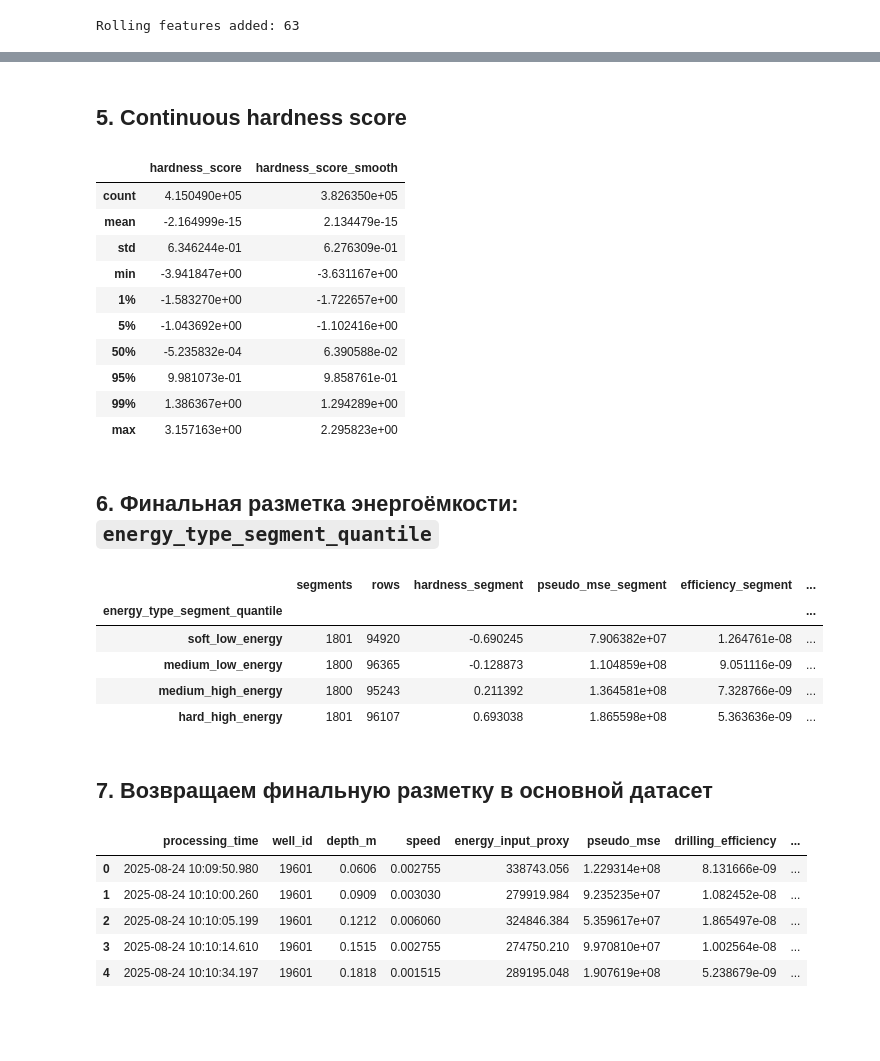
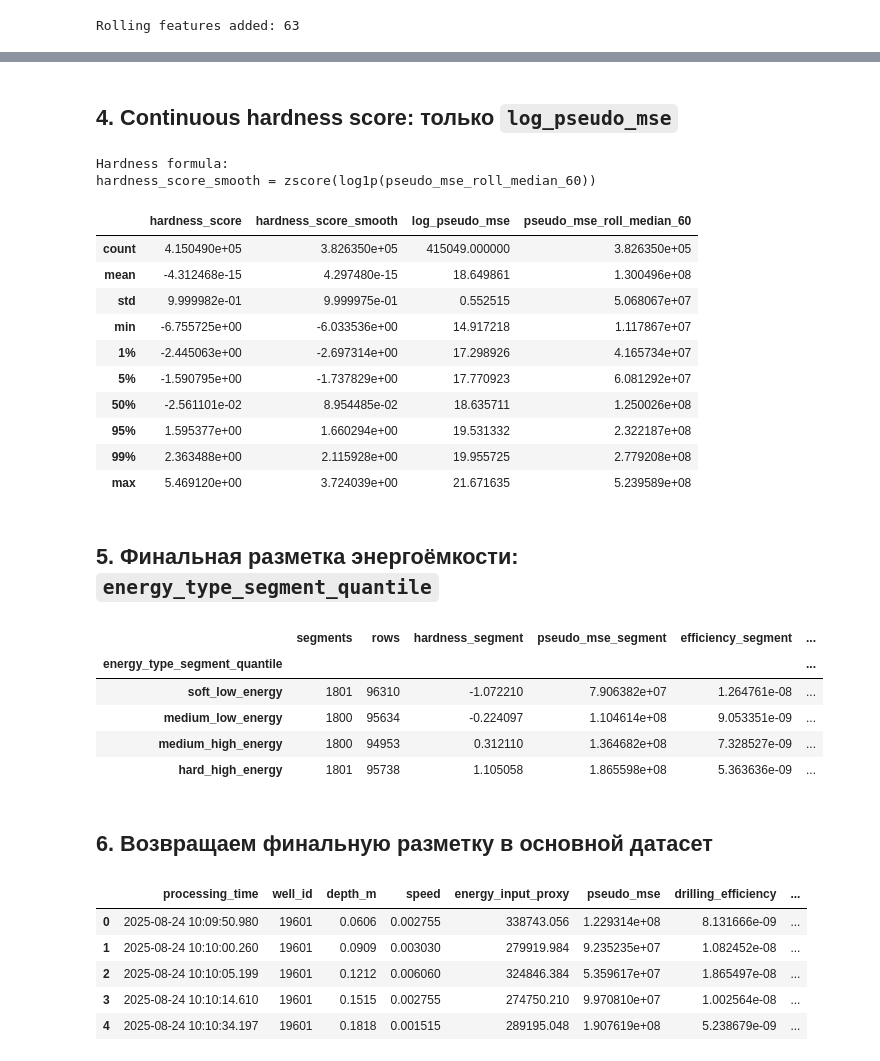
Before and after one commit to qa1roO/OptimalDrilling, a Jupyter notebook: notebooks/rock_energy_segment.ipynb, the cells around one changed output, grey strips where cells are left out. Drawn from its saved outputs; the diff is of its cells as text; code cells hidden in the pictures; blank space fills up the shorter version.

Commit message:
deleted residual model

```diff
--- a/notebooks/rock_energy_segment.ipynb
+++ b/notebooks/rock_energy_segment.ipynb
@@ -317,45 +189,45 @@ Expected-speed controls OOF by well | MAE=0.004712 | RMSE=0.005987 | R2=0.1808
 # %% [markdown]
-## 5. Continuous hardness score
+## 4. Continuous hardness score: только `log_pseudo_mse`
 # %%
 def zscore(s):
     return (s - s.mean()) / (s.std() + EPS)
 
-HARDNESS_WEIGHTS = {
-    "log_pseudo_mse": 0.50,
-    "drilling_efficiency": 0.35,
-    "formation_residual": 0.15,
-}
+# Финальная формула энергоёмкости.
+# Теперь score строится только на proxy энергоёмкости:
+# сколько условной энергии требуется на единицу скорости проходки.
+#
+# Чем выше pseudo_mse, тем выше сопротивление бурению / энергоёмкость.
+df["hardness_score"] = zscore(df["log_pseudo_mse"])
 
-df["hardness_score"] = (
-    HARDNESS_WEIGHTS["log_pseudo_mse"] * zscore(df["log_pseudo_mse"])
-    - HARDNESS_WEIGHTS["drilling_efficiency"] * zscore(df["drilling_efficiency"])
-    - HARDNESS_WEIGHTS["formation_residual"] * zscore(df["formation_residual"])
+df["hardness_score_smooth"] = zscore(
+    np.log1p(df["pseudo_mse_roll_median_60"])
 )
 
-df["hardness_score_smooth"] = (
-    HARDNESS_WEIGHTS["log_pseudo_mse"] * zscore(np.log1p(df["pseudo_mse_roll_median_60"]))
-    - HARDNESS_WEIGHTS["drilling_efficiency"] * zscore(df["drilling_efficiency_roll_median_60"])
-    - HARDNESS_WEIGHTS["formation_residual"] * zscore(df["formation_residual_roll_median_60"])
-)
+print("Hardness formula:")
+print("hardness_score_smooth = zscore(log1p(pseudo_mse_roll_median_60))")
 
 display(df[[
     "hardness_score",
     "hardness_score_smooth",
+    "log_pseudo_mse",
+    "pseudo_mse_roll_median_60",
 ]].describe(percentiles=[.01, .05, .5, .95, .99]))
 # %% [output]
+Hardness formula:
+hardness_score_smooth = zscore(log1p(pseudo_mse_roll_median_60))
-|  | hardness_score | hardness_score_smooth |
-| count | 4.150490e+05 | 3.826350e+05 |
-| mean | -2.164999e-15 | 2.134479e-15 |
-| std | 6.346244e-01 | 6.276309e-01 |
-| min | -3.941847e+00 | -3.631167e+00 |
-| 1% | -1.583270e+00 | -1.722657e+00 |
-| 5% | -1.043692e+00 | -1.102416e+00 |
-| 50% | -5.235832e-04 | 6.390588e-02 |
-| 95% | 9.981073e-01 | 9.858761e-01 |
-| 99% | 1.386367e+00 | 1.294289e+00 |
-| max | 3.157163e+00 | 2.295823e+00 |
+|  | hardness_score | hardness_score_smooth | log_pseudo_mse | pseudo_mse_roll_median_60 |
+| count | 4.150490e+05 | 3.826350e+05 | 415049.000000 | 3.826350e+05 |
+| mean | -4.312468e-15 | 4.297480e-15 | 18.649861 | 1.300496e+08 |
+| std | 9.999982e-01 | 9.999975e-01 | 0.552515 | 5.068067e+07 |
+| min | -6.755725e+00 | -6.033536e+00 | 14.917218 | 1.117867e+07 |
+| 1% | -2.445063e+00 | -2.697314e+00 | 17.298926 | 4.165734e+07 |
+| 5% | -1.590795e+00 | -1.737829e+00 | 17.770923 | 6.081292e+07 |
+| 50% | -2.561101e-02 | 8.954485e-02 | 18.635711 | 1.250026e+08 |
+| 95% | 1.595377e+00 | 1.660294e+00 | 19.531332 | 2.322187e+08 |
+| 99% | 2.363488e+00 | 2.115928e+00 | 19.955725 | 2.779208e+08 |
+| max | 5.469120e+00 | 3.724039e+00 | 21.671635 | 5.239589e+08 |
 # %% [markdown]
-## 6. Финальная разметка энергоёмкости: `energy_type_segment_quantile`
+## 5. Финальная разметка энергоёмкости: `energy_type_segment_quantile`
 # %%
 energy_labels_4 = [
     "soft_low_energy",
@@ -370,7 +242,6 @@ segment_df = df.dropna(subset=[
     "hardness_score_smooth",
     "pseudo_mse_roll_median_60",
     "drilling_efficiency_roll_median_60",
-    "formation_residual_roll_median_60",
     "speed",
 ]).copy()
 
@@ -388,7 +259,6 @@ segments = (
         hardness_segment=("hardness_score_smooth", "median"),
         pseudo_mse_segment=("pseudo_mse_roll_median_60", "median"),
         efficiency_segment=("drilling_efficiency_roll_median_60", "median"),
-        residual_segment=("formation_residual_roll_median_60", "median"),
         speed_segment=("speed", "median"),
     )
     .reset_index()
@@ -416,7 +286,6 @@ display(
         hardness_segment=("hardness_segment", "median"),
         pseudo_mse_segment=("pseudo_mse_segment", "median"),
         efficiency_segment=("efficiency_segment", "median"),
-        residual_segment=("residual_segment", "median"),
         speed_segment=("speed_segment", "median"),
     )
     .sort_values("hardness_segment")
@@ -424,12 +293,12 @@ display(
 # %% [output]
 |  | segments | rows | hardness_segment | pseudo_mse_segment | efficiency_segment | ... |
 | energy_type_segment_quantile |  |  |  |  |  | ... |
-| soft_low_energy | 1801 | 94920 | -0.690245 | 7.906382e+07 | 1.264761e-08 | ... |
-| medium_low_energy | 1800 | 96365 | -0.128873 | 1.104859e+08 | 9.051116e-09 | ... |
-| medium_high_energy | 1800 | 95243 | 0.211392 | 1.364581e+08 | 7.328766e-09 | ... |
-| hard_high_energy | 1801 | 96107 | 0.693038 | 1.865598e+08 | 5.363636e-09 | ... |
+| soft_low_energy | 1801 | 96310 | -1.072210 | 7.906382e+07 | 1.264761e-08 | ... |
+| medium_low_energy | 1800 | 95634 | -0.224097 | 1.104614e+08 | 9.053351e-09 | ... |
+| medium_high_energy | 1800 | 94953 | 0.312110 | 1.364682e+08 | 7.328527e-09 | ... |
+| hard_high_energy | 1801 | 95738 | 1.105058 | 1.865598e+08 | 5.363636e-09 | ... |
 # %% [markdown]
-## 7. Возвращаем финальную разметку в основной датасет
+## 6. Возвращаем финальную разметку в основной датасет
 # %%
 merge_cols = [
     "processing_time",
```
Also changed, not shown: parts of 12 cells of this notebook, 15 other files.
